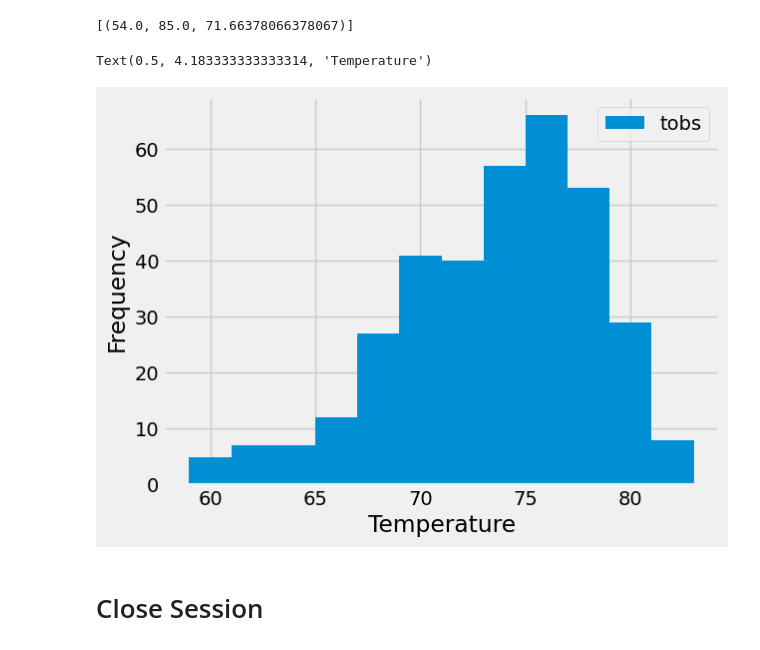
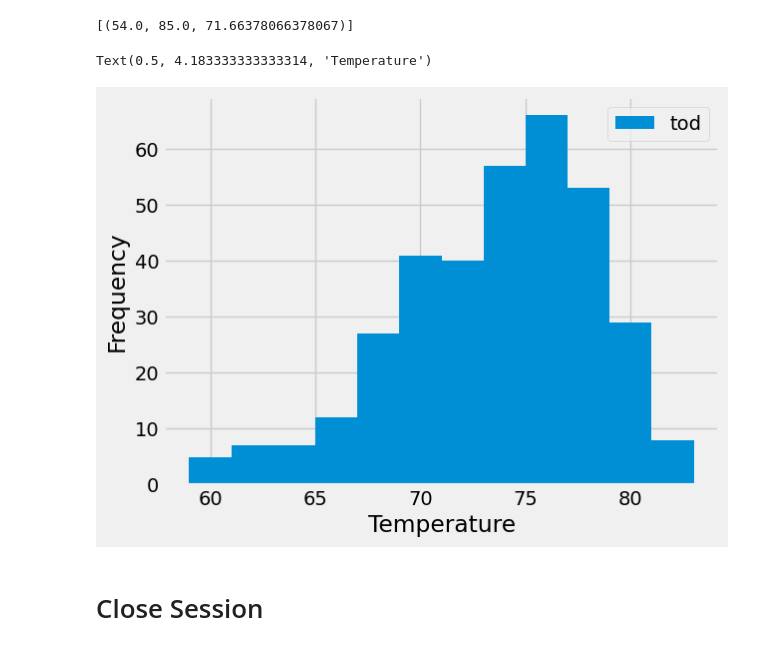
Before and after one commit to Gedlegg/sqlalchemy-challenge, a Jupyter notebook: SurfsUp/climate_starter.ipynb, the cells around one changed output. Drawn from its saved outputs; the diff is of its cells as text; code cells hidden in the pictures.

```diff
--- a/SurfsUp/climate_starter.ipynb
+++ b/SurfsUp/climate_starter.ipynb
@@ -137,24 +137,24 @@ print(result)
 # %%
 # Using the most active station id
 # Query the temperature observations for the most active station within the last 12 months
 tobs_data  = session.query(Measurement.date, Measurement.tobs).\
                     filter(Measurement.station == most_active_station).\
                     filter(Measurement.date >= one_year_ago).\
                     filter(Measurement.date <= most_recent_date).all()
 
 # Convert the results to a list
-tobs_df = pd.DataFrame(tobs_data, columns=['Date', 'Tempreture'])
+tobs_df = pd.DataFrame(tobs_data, columns=['Date', 'Temperature'])
 
 # Plot the results as a histogram
-plt.hist(temperatures, bins=12, label='tobs')
+ax = tobs_df.plot(kind='hist', bins=12)
 plt.xlabel('Temperature')
 plt.ylabel('Frequency')
-plt.legend()
+ax.legend(['tod'], loc='upper right')
 print("Text(0.5, 4.183333333333314, 'Temperature')")
 plt.show()
 # %% [output]
 Text(0.5, 4.183333333333314, 'Temperature')
-[figure, old version]
+[figure, new version]
 # %% [markdown]
 # Close Session
 # %%
```
